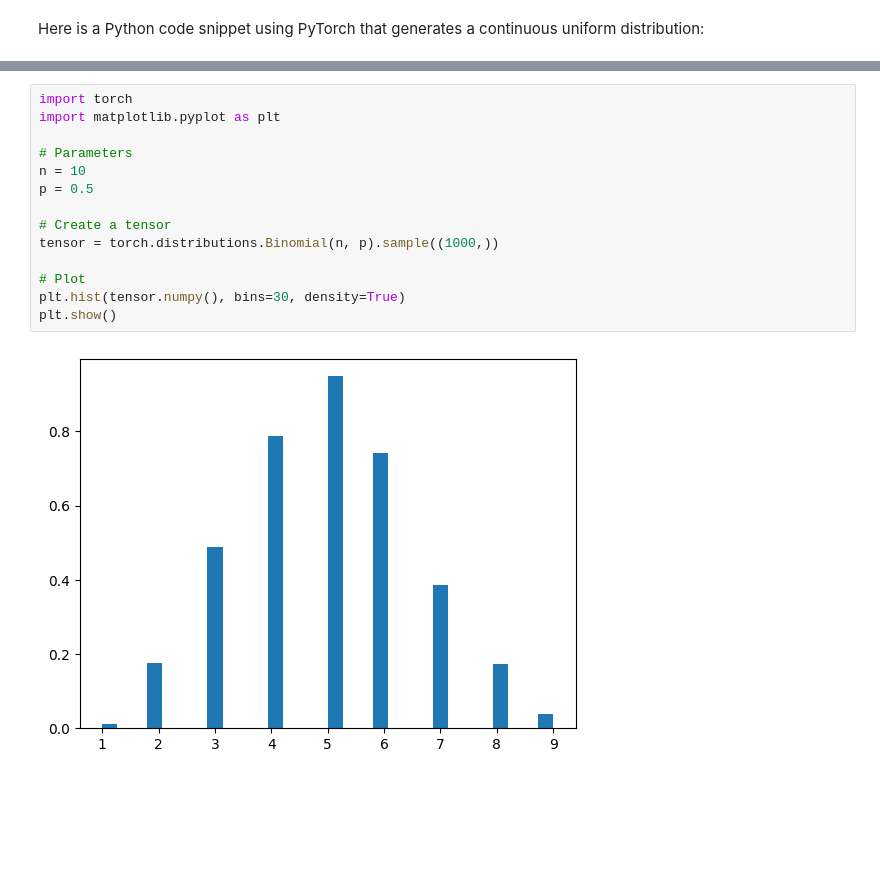
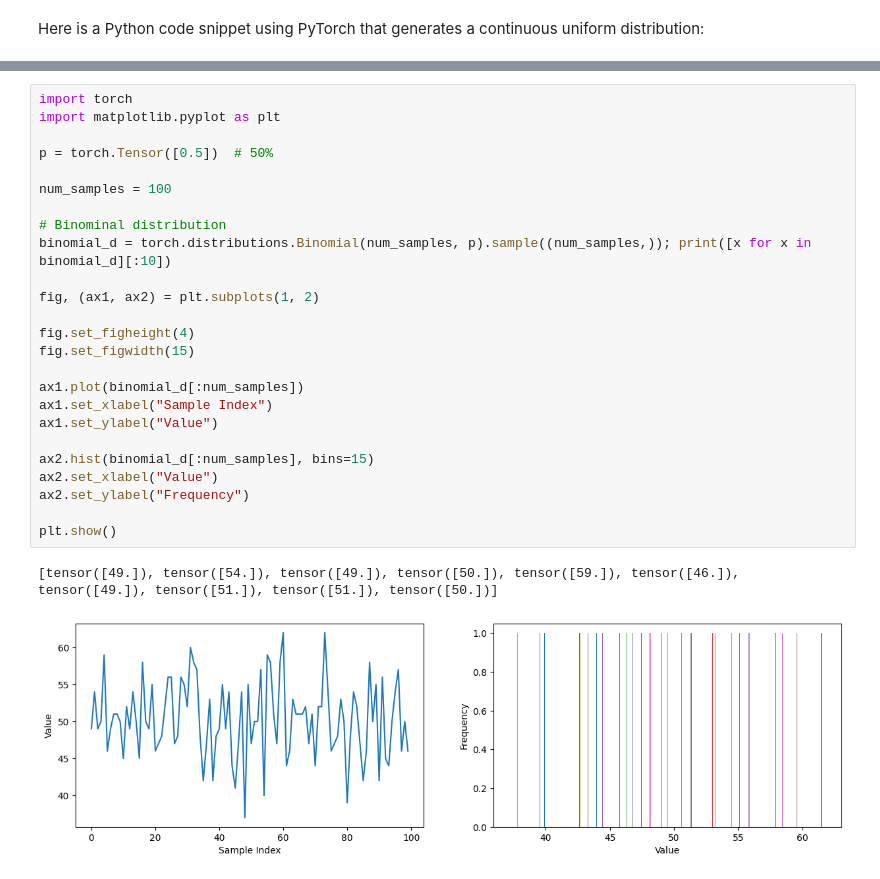
Before and after one commit to vergotten/Comprehensive-Machine-Learning-Algorithms, a Jupyter notebook: distributions.ipynb, the cells around one changed output, grey strips where cells are left out. Drawn from its saved outputs; the diff is of its cells as text; blank space fills up the shorter version.

```diff
--- a/distributions.ipynb
+++ b/distributions.ipynb
@@ -58,16 +97,28 @@ Here is a Python code snippet using PyTorch that generates a Binomial Distributi
-# %%
-import torch
-import matplotlib.pyplot as plt
-
-# Parameters
-n = 10
-p = 0.5
-
-# Create a tensor
-tensor = torch.distributions.Binomial(n, p).sample((1000,))
-
-# Plot
-plt.hist(tensor.numpy(), bins=30, density=True)
-plt.show()
-# %% [output]
-[figure, removed]
+# %%
+import torch
+import matplotlib.pyplot as plt
+
+p = torch.Tensor([0.5])  # 50%
+
+num_samples = 100
+
+# Binominal distribution
+binomial_d = torch.distributions.Binomial(num_samples, p).sample((num_samples,)); print([x for x in binomial_d][:10])
+
+fig, (ax1, ax2) = plt.subplots(1, 2)
+
+fig.set_figheight(4)
+fig.set_figwidth(15)
+
+ax1.plot(binomial_d[:num_samples])
+ax1.set_xlabel("Sample Index")
+ax1.set_ylabel("Value")
+
+ax2.hist(binomial_d[:num_samples], bins=15)
+ax2.set_xlabel("Value")
+ax2.set_ylabel("Frequency")
+
+plt.show()
+# %% [output]
+[tensor([49.]), tensor([54.]), tensor([49.]), tensor([50.]), tensor([59.]), tensor([46.]), tensor([49.]), tensor([51.]), tensor([51.]), tensor([50.])]
+[figure, added]
```
Also changed, not shown: parts of 8 cells of this notebook.
